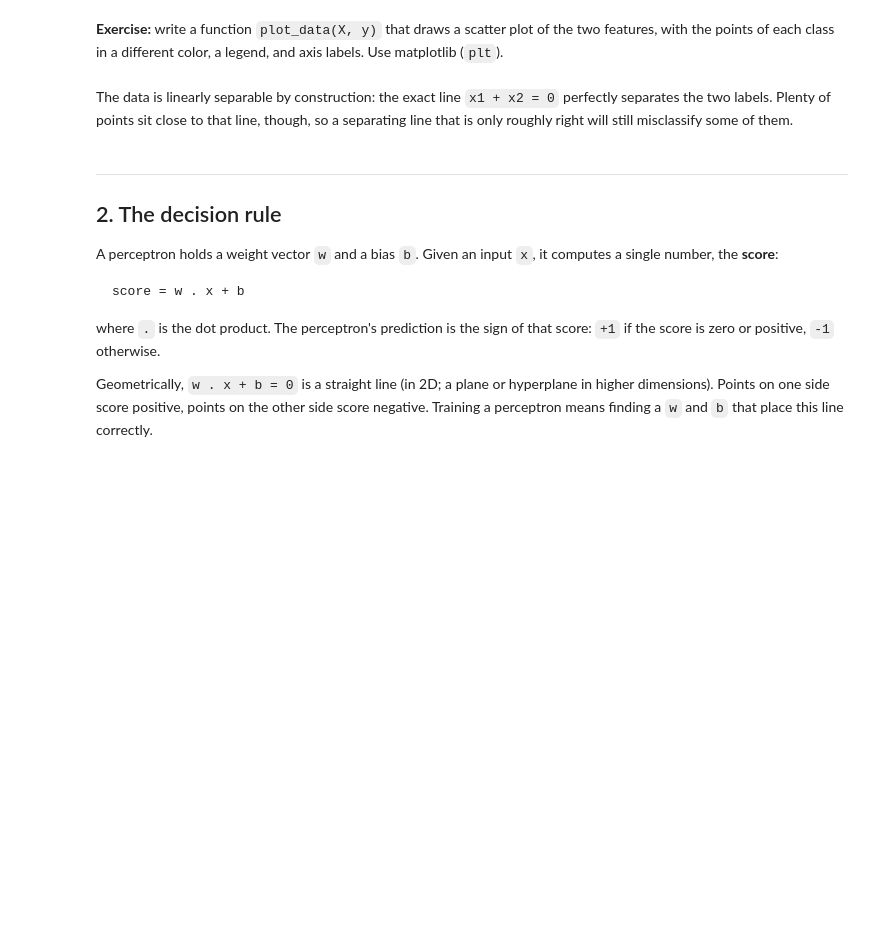
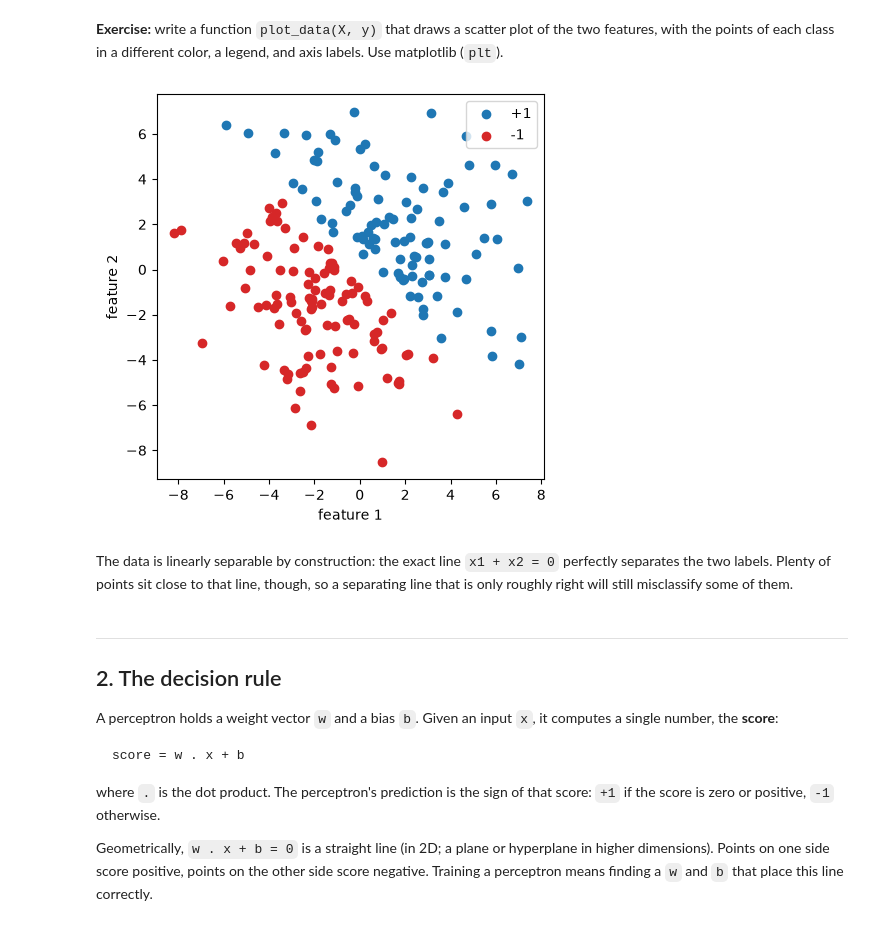
Before and after one commit to omariott/PSL-DL-Labs, a Jupyter notebook: labs/lab03_perceptron.ipynb, the cells around one changed output. Cells and saved outputs as stored; diff of their text form; code cells hidden in the pictures; blank space fills up the shorter version.

```diff
--- a/labs/lab03_perceptron.ipynb
+++ b/labs/lab03_perceptron.ipynb
@@ -44,13 +48,21 @@ print("class counts: +1 ->", int((y == 1).sum()), " -1 ->", int((y == -1).sum())
 # %% [markdown]
 **Exercise:** write a function `plot_data(X, y)` that draws a scatter plot of the two features, with the points of each class in a different color, a legend, and axis labels. Use matplotlib (`plt`).
 # %%
-def plot_data(X, y):
-    # your code here
-    ...
+def plot_data(X, y, ax=None):
+    if ax is None:
+        fig, ax = plt.subplots(figsize=(5, 5))
+    ax.scatter(X[y == 1, 0], X[y == 1, 1], color="tab:blue", label="+1")
+    ax.scatter(X[y == -1, 0], X[y == -1, 1], color="tab:red", label="-1")
+    ax.legend()
+    ax.set_xlabel("feature 1")
+    ax.set_ylabel("feature 2")
+    return ax
 
 
 plot_data(X, y)
 plt.show()
+# %% [output]
+[figure, added]
 # %% [markdown]
 The data is linearly separable by construction: the exact line `x1 + x2 = 0` perfectly separates the two labels. Plenty of points sit close to that line, though, so a separating line that is only roughly right will still misclassify some of them.
 # %% [markdown]
```
Also changed, not shown: parts of 24 cells of this notebook, 3 other files.
